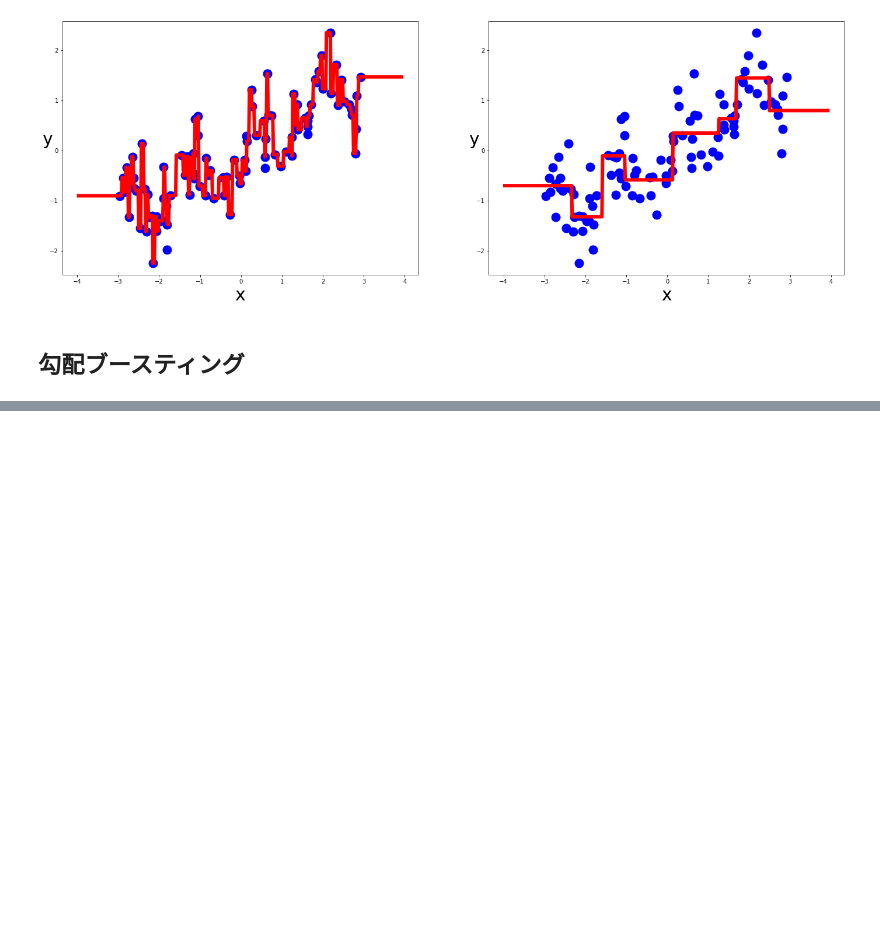
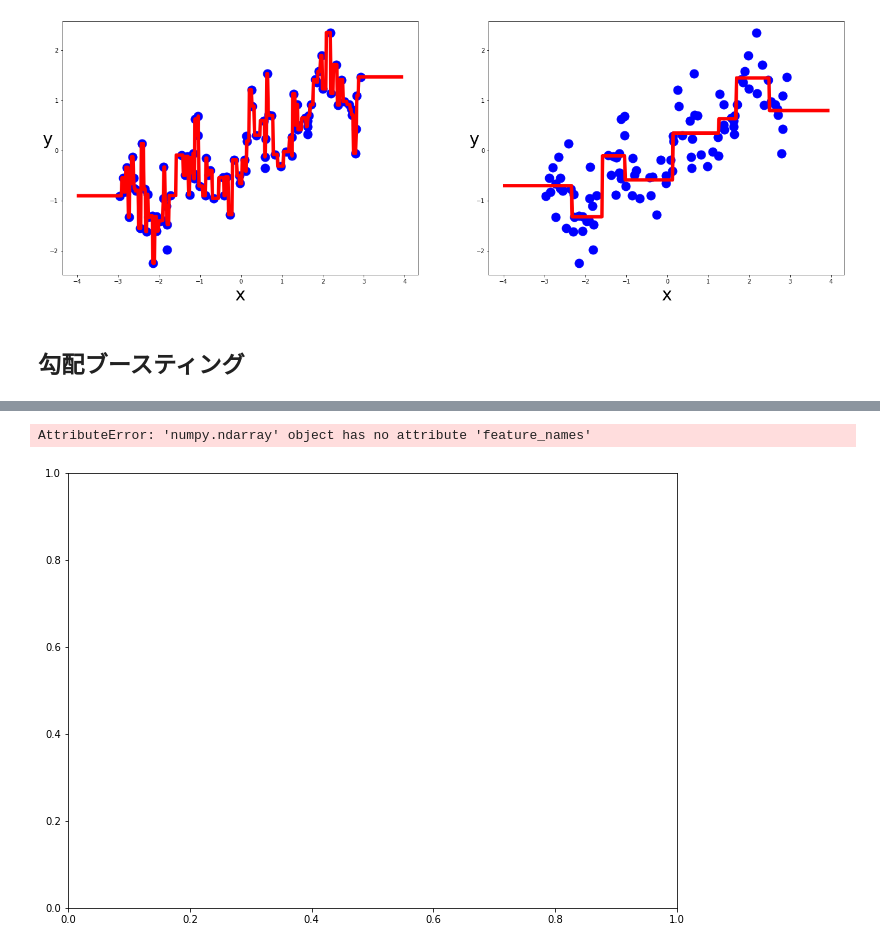
Before and after one commit to Seiji555/pub, a Jupyter notebook: Memo/Decision_tree.ipynb, the cells around one changed output, grey strips where cells are left out. Saved outputs shown, nothing was run; the diff lists cells and outputs as text; code cells hidden in the pictures; blank space fills up the shorter version.

```diff
--- a/Memo/Decision_tree.ipynb
+++ b/Memo/Decision_tree.ipynb
@@ -195,3 +195,6 @@ plt.show()
 [figure]
 # %% [markdown]
 ## 勾配ブースティング
+# %%
+from sklearn.model_selection import train_test_split
+x_train, x_test, y_train, y_test = train_test_split(reg_x, reg_y, test_size=0.25, random_state=0)
@@ -199,7 +223,7 @@ plt.show()
 import xgboost as xgb
 # %%
 params = {
-    "objective": "binary:logistic"',
+    "objective": "reg:linear",
     "eval_metric": "auc",
     "eta": 0.1,
     "max_depth": 6,
@@ -208,8 +232,12 @@ params = {
     "silent": 1
 }
 
+dtrain = xgb.DMatrix(x_train, label = y_train)
+dtest = xgb.DMatrix(x_test, label = y_test)
+
 model = xgb.train(params = params,
-                  dtrain = x_reg,
+                  dtrain = dtrain,
                   num_boost_round = 100,
                   early_stopping_rounds=10,
-                  evals = [(
+                  evals = [(dtest, 'test')]
+                 )
@@ -215,0 +262,12 @@ model = xgb.train(params = params,
+# %%
+plt.figure(figsize=(24, 8))
+plt.subplot(121)
+plot_regression_predictions(model, x_train, y_train)
+
+# plt.subplot(122)
+# plot_regression_predictions(tree_reg_3, reg_x, reg_y)
+
+plt.show()
+# %% [output]
+AttributeError: 'numpy.ndarray' object has no attribute 'feature_names'
+[figure, added]
```
Also changed, not shown: parts of 2 cells of this notebook, 2 other files.
